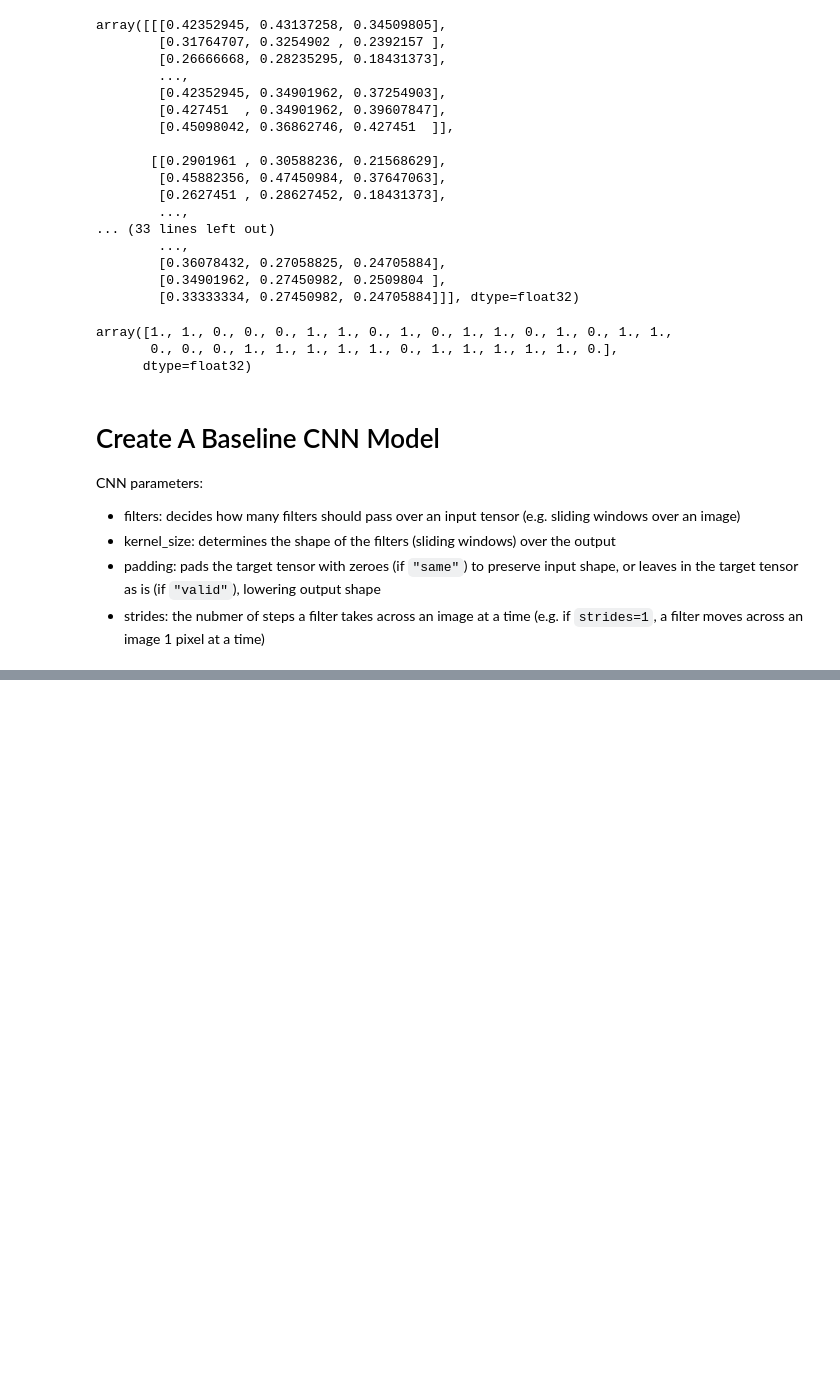
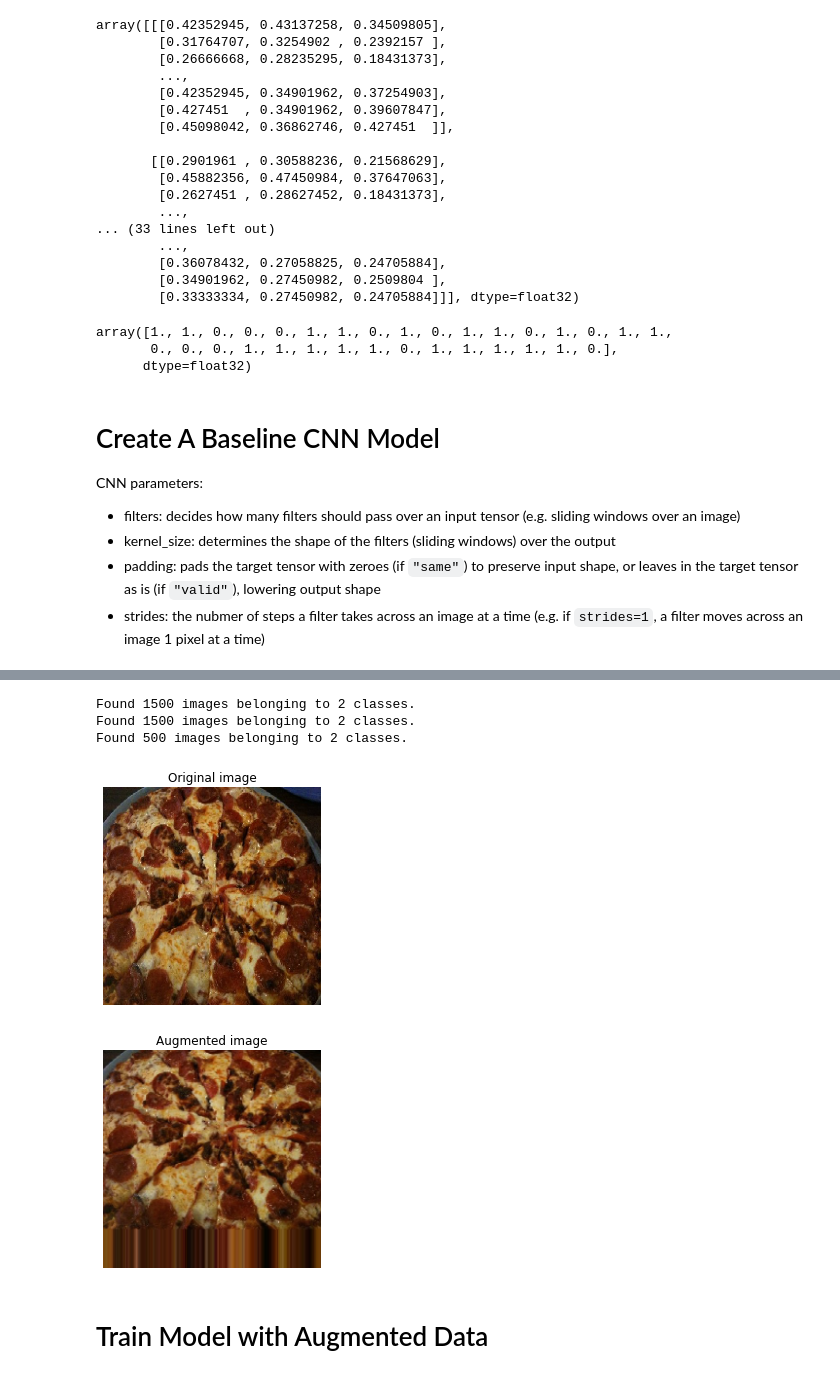
Before and after one commit to hiydavid/tfdev-learning, a Jupyter notebook: ZTM/notebooks/tfdev_03_computer_vision_convolutional_neural_networks.ipynb, the cells around one changed output, grey strips where cells are left out. Drawn from its saved outputs; the diff is of its cells as text; code cells hidden in the pictures; blank space fills up the shorter version.

```diff
--- a/ZTM/notebooks/tfdev_03_computer_vision_convolutional_neural_networks.ipynb
+++ b/ZTM/notebooks/tfdev_03_computer_vision_convolutional_neural_networks.ipynb
@@ -374,0 +444,48 @@ plot_loss_curves(hist_1)
+# %%
+# create data from datagen, augmented vs unaugmented
+train_data_augmented = train_datagen_augmented.flow_from_directory(
+    train_dir,
+    target_size=(224, 224),
+    batch_size=32,
+    class_mode="binary",
+    shuffle=False # for purpose of demonstration & comparison
+)
+
+train_data = train_datagen.flow_from_directory(
+    train_dir,
+    target_size=(224, 224),
+    batch_size=32,
+    class_mode="binary",
+    shuffle=False
+)
+
+test_data = test_datagen.flow_from_directory(
+    test_dir,
+    target_size=(224, 224),
+    batch_size=32,
+    class_mode="binary",
+    shuffle=False
+)
+# %% [output]
+Found 1500 images belonging to 2 classes.
+Found 1500 images belonging to 2 classes.
+Found 500 images belonging to 2 classes.
+# %%
+# visualize
+images, labels = train_data.next()
+augmented_images, augmented_labels = train_data_augmented.next()
+# %%
+# show original
+random_number = random.randint(0, 32)
+plt.imshow(images[random_number])
+plt.title(f"Original image")
+plt.axis(False)
+plt.figure()
+plt.imshow(augmented_images[random_number])
+plt.title(f"Augmented image")
+plt.axis(False);
+# %% [output]
+[figure, added]
+[figure, added]
+# %% [markdown]
+# Train Model with Augmented Data
```
Also changed, not shown: parts of 25 cells of this notebook.
